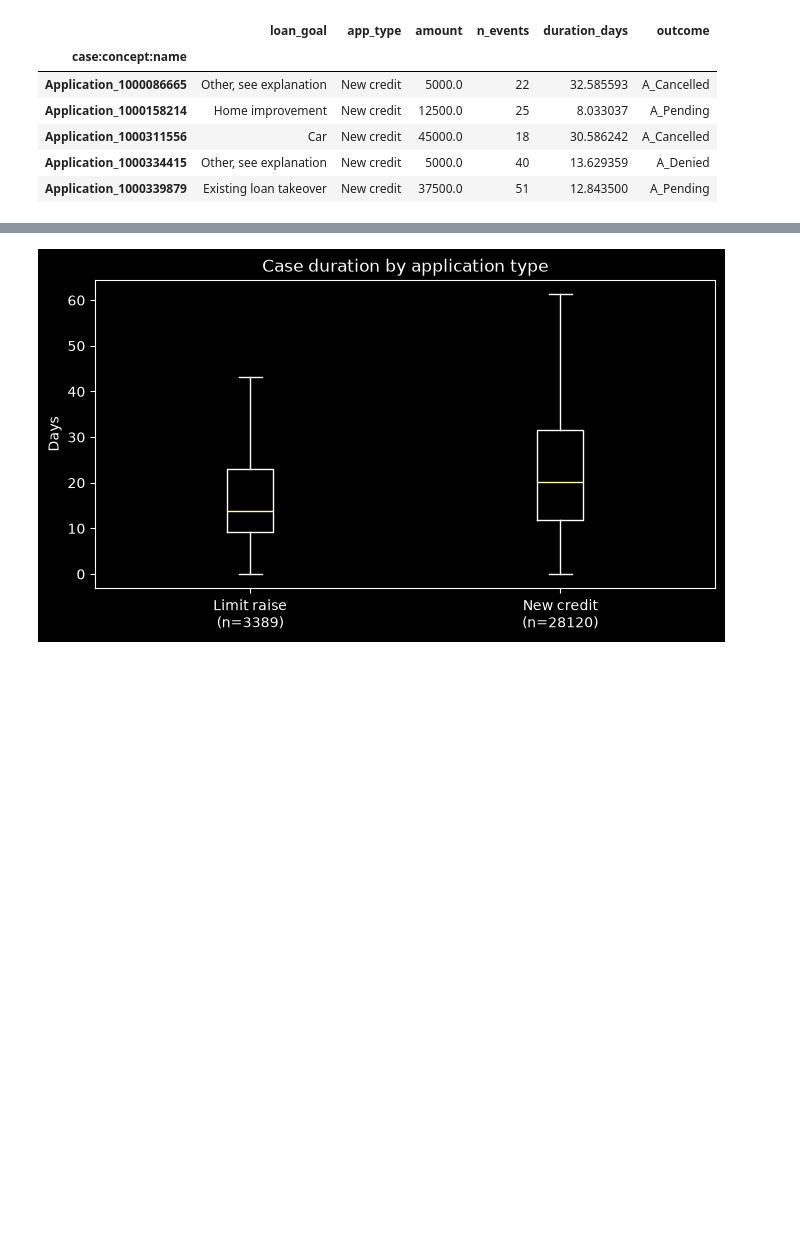
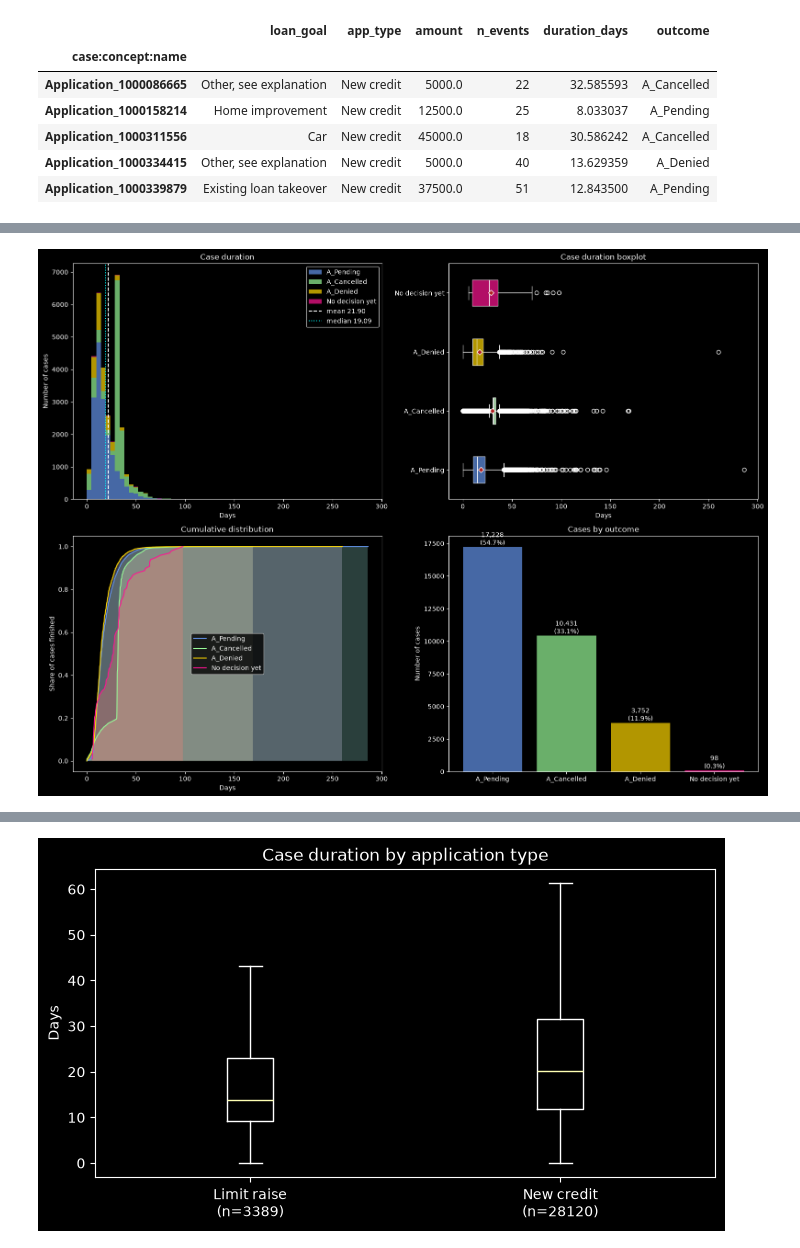
Before and after one commit to M1l3na24/First-Assignment-BPPSO-WS26-27, a Jupyter notebook: assignmentI.ipynb, the cells around one changed output, grey strips where cells are left out. Cells and saved outputs as stored; diff of their text form; code cells hidden in the pictures; blank space fills up the shorter version.

Commit message:
Upgrade of graphs

```diff
--- a/assignmentI.ipynb
+++ b/assignmentI.ipynb
@@ -409,0 +294,96 @@ axes[1].set(title="Case duration boxplot", xlabel="Days")
+# %%
+# Case duration & outcome distribution
+
+duration_in_days = cases["duration_days"]
+
+plt.style.use('dark_background')
+fig, axes = plt.subplots(2, 2, figsize=(16, 12))
+
+# For the outcome
+order = ["A_Pending",
+         "A_Cancelled",
+         "A_Denied",
+         "No decision yet"]
+colors = {"A_Pending": "cornflowerblue",
+          "A_Cancelled": "palegreen",
+          "A_Denied": "gold",
+          "No decision yet": "deeppink"}
+
+# It is required one duration series per outcome, in a fixed order!
+groups = {o: cases.loc[cases["outcome"] == o, "duration_days"] for o in order}
+
+# Histogram
+
+# To have same bin edges for every group
+bins = np.histogram_bin_edges(duration_in_days, bins=60)
+
+axes[0][0].hist(list(groups.values()), # a list of series, one per outcome
+                bins=bins,
+                stacked=True,
+                color=[colors[o] for o in order],
+                alpha=0.7,
+                label=order)
+axes[0][0].set(title="Case duration",
+               xlabel="Days",
+               ylabel="Number of cases")
+axes[0][0].axvline(duration_in_days.mean(),
+                   linestyle="--",
+                   color="white",
+                   label=f"mean {duration_in_days.mean():.2f}")
+axes[0][0].axvline(duration_in_days.median(),
+                   linestyle=":",
+                   color="cyan",
+                   label=f"median {duration_in_days.median():.2f}")
+axes[0][0].legend()
+
+# Boxplot (one box per outcome)
+meanpointprops = dict(marker='D',
+                      markeredgecolor="white",
+                      markerfacecolor="firebrick")
+bp = axes[0][1].boxplot(list(groups.values()),
+                        tick_labels=order,
+                        meanprops=meanpointprops,
+                        showmeans=True,
+                        meanline=False,
+                        orientation="horizontal",
+                        patch_artist=True)
+
+
+for patch, o in zip(bp["boxes"], order): # To pair each box with an order
+    patch.set_facecolor(colors[o])
+    patch.set_alpha(0.7)
+for median in bp["medians"]:
+    median.set_color("white") # In order for medians to stay visible
+axes[0][1].set(title="Case duration boxplot", xlabel="Days")
+
+# ECDF - Empirical Cumulative Distribution Function (one curve per outcome)
+for o in order:
+    x = np.sort(groups[o].values)
+    y = np.arange(1, len(x) + 1) / len(x)
+    axes[1][0].plot(x,
+                    y,
+                    color=colors[o],
+                    label=o)
+    axes[1][0].fill_between(x,y, alpha=0.3)
+axes[1][0].set(title="Cumulative distribution",
+               xlabel="Days",
+               ylabel="Share of cases finished")
+axes[1][0].legend()
+
+# Cases by outcome
+
+# First, we calculate the frequencies of each category
+counts = cases["outcome"].value_counts().reindex(order)
+axes[1][1].bar(order,
+               counts.values,
+               color=[colors[o] for o in order],
+               alpha=0.7)
+for i, v in enumerate(counts.values):
+    axes[1][1].text(i, v, f"{v:,}\n({v/len(cases):.1%})", ha="center", va="bottom")
+axes[1][1].set(title="Cases by outcome",
+               ylabel="Number of cases")
+
+plt.tight_layout()
+plt.show()
+# %% [output]
+[figure, added]
```
Also changed, not shown: parts of 8 cells of this notebook.
